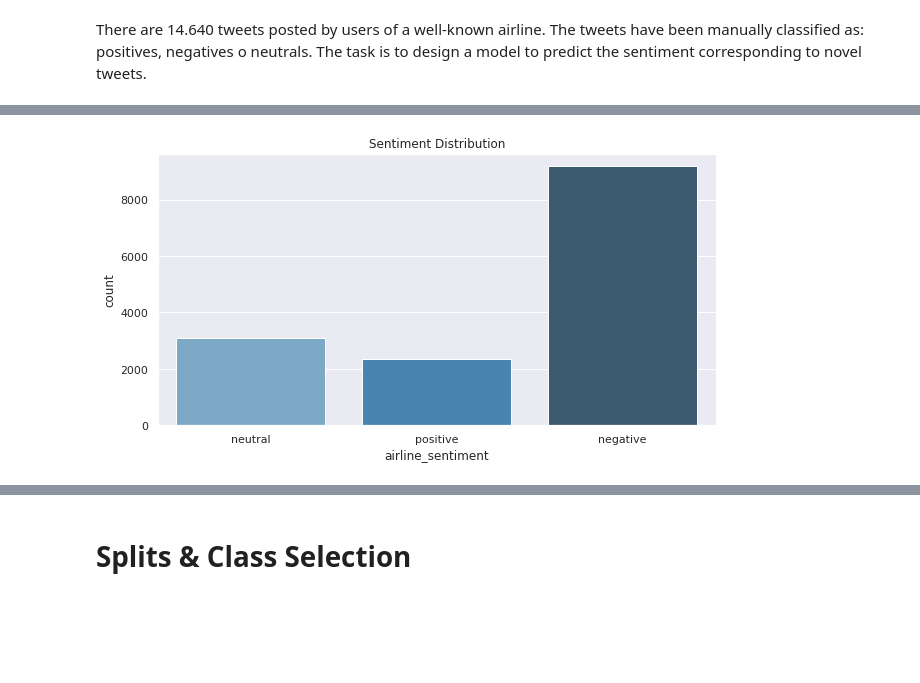
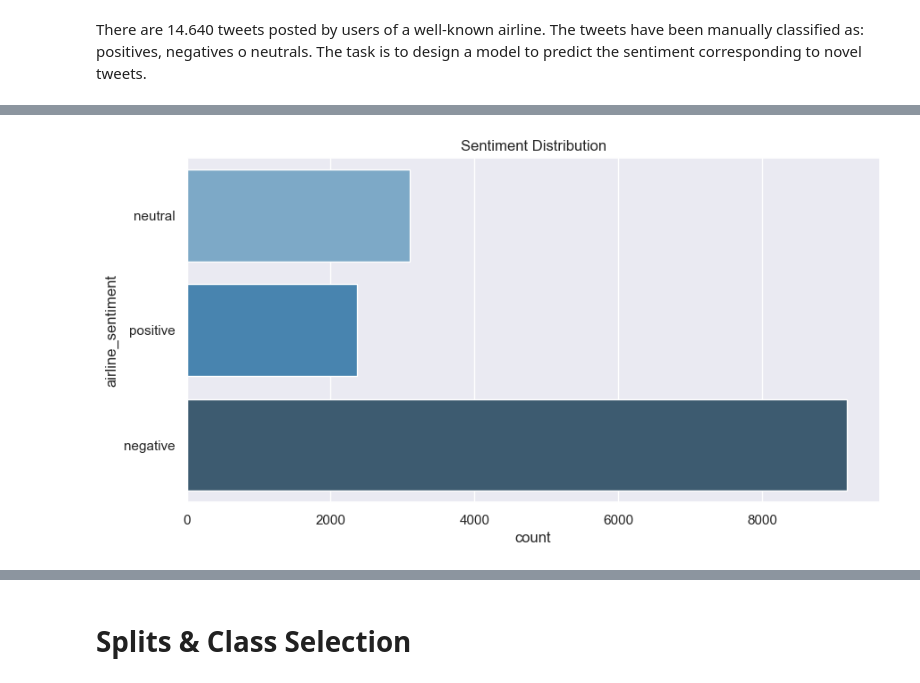
Before and after one commit to LuisMongeB/Airline-Sentiment-Analysis, a Jupyter notebook: Airline_Sentiment.ipynb, the cells around one changed output, grey strips where cells are left out. Cells and saved outputs as stored; diff of their text form; code cells hidden in the pictures; blank space fills up the shorter version.

```diff
--- a/Airline_Sentiment.ipynb
+++ b/Airline_Sentiment.ipynb
@@ -56,14 +78,14 @@ ModuleNotFoundError: No module named 'pandas'
 # %%
 import seaborn as sns; sns.set()
 import matplotlib.pyplot as plt
 
 print("\n")
 fig, ax = plt.subplots(figsize=(10,5),nrows=1)
-sns.countplot(data['airline_sentiment'],palette="Blues_d")
+sns.countplot(y=data['airline_sentiment'],palette="Blues_d")
 ax.set_title('Sentiment Distribution')
 plt.show()
 # %% [output]
-[figure, old version]
+[figure, new version]
 # %%
 lenghts_pos = []
 lenghts_neg = []
```
Also changed, not shown: parts of 25 cells of this notebook.
